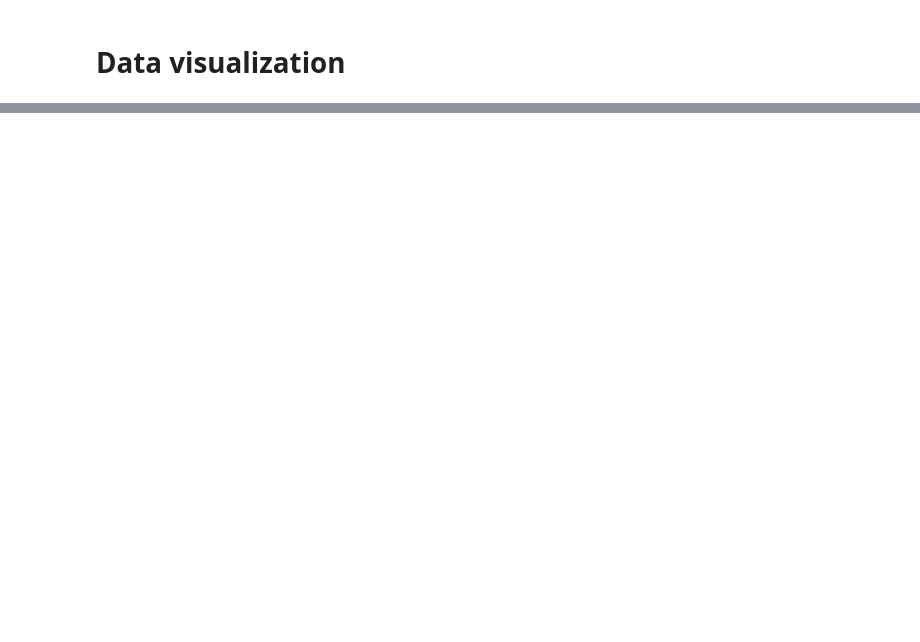
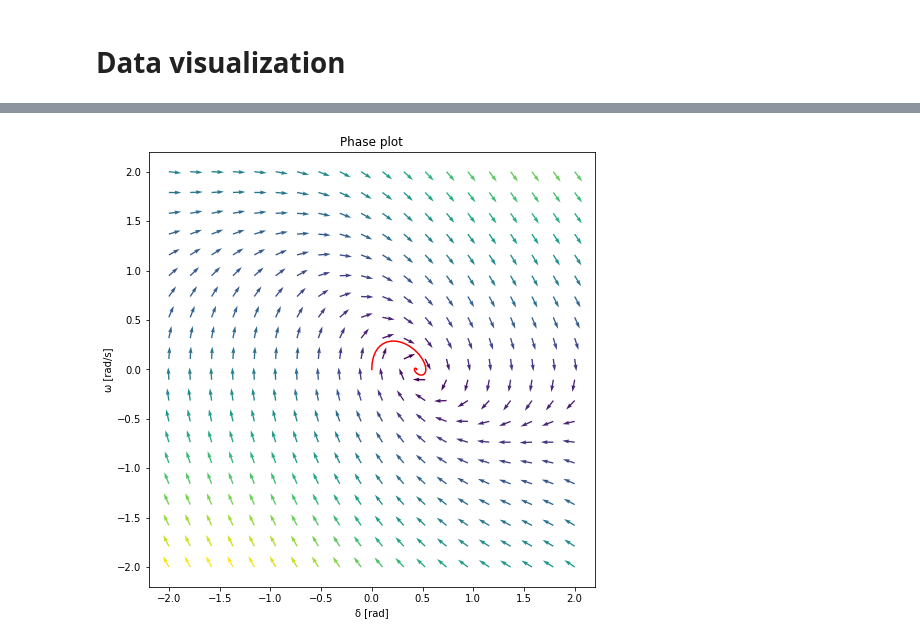
Before and after one commit to jmontalvo94/ml4ps, a Jupyter notebook: data/data.ipynb, the cells around one changed output, grey strips where cells are left out. Cells and saved outputs as stored; diff of their text form; code cells hidden in the pictures; blank space fills up the shorter version.

```diff
--- a/data/data.ipynb
+++ b/data/data.ipynb
@@ -269,0 +573,4 @@ fig.show()
+# %%
+plot_phase(y_delta, y_omega, idx, X_u)
+# %% [output]
+[figure, added]
```
Also changed, not shown: parts of 26 cells of this notebook, 12 other files.
